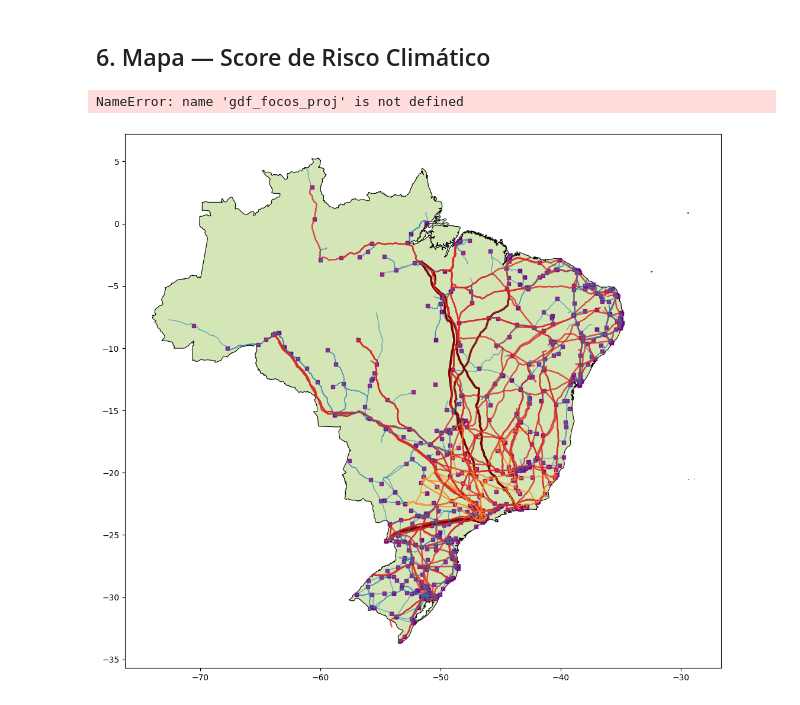
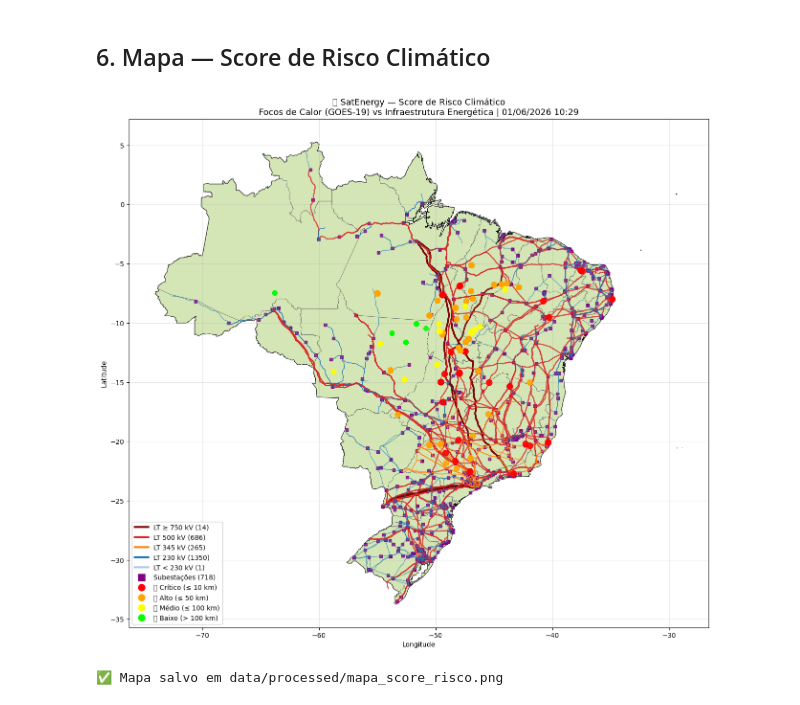
Before and after one commit to CRN27/satenergy, a Jupyter notebook: notebooks/01_coleta_dados.ipynb, the cells around one changed output. Cells and saved outputs as stored; diff of their text form; code cells hidden in the pictures.

```diff
--- a/notebooks/01_coleta_dados.ipynb
+++ b/notebooks/01_coleta_dados.ipynb
@@ -321,6 +345,7 @@ lt_baixa = gdf_lt_epe[gdf_lt_epe["Tens__o__kV_"] < 230]
 fig, ax = plt.subplots(figsize=(13, 15))
 
 brasil.plot(ax=ax, color="#d4e6b5", edgecolor="black", linewidth=0.8)
+estados.plot(ax=ax, color="none", edgecolor="#666666", linewidth=0.5, alpha=0.7)
 
 if len(lt_750)   > 0: lt_750.plot(ax=ax,   color="#7b0000", linewidth=2.5, alpha=0.9)
 if len(lt_500)   > 0: lt_500.plot(ax=ax,   color="#d62728", linewidth=1.8, alpha=0.8)
@@ -340,32 +365,32 @@ for nivel, (cor, tam) in cores_risco.items():
     subset = gdf_focos_proj[gdf_focos_proj["risco"] == nivel]
     if len(subset) > 0:
         gpd.GeoDataFrame(subset, geometry="geometry", crs="EPSG:31983").to_crs("EPSG:4326").plot(
             ax=ax, color=cor, markersize=tam, alpha=0.9, marker="o", zorder=5
         )
 
 legenda = [
     mlines.Line2D([], [], color="#7b0000", linewidth=3, label=f"LT ≥ 750 kV ({len(lt_750)})"),
     mlines.Line2D([], [], color="#d62728", linewidth=3, label=f"LT 500 kV ({len(lt_500)})"),
     mlines.Line2D([], [], color="#ff7f0e", linewidth=3, label=f"LT 345 kV ({len(lt_345)})"),
     mlines.Line2D([], [], color="#1f77b4", linewidth=3, label=f"LT 230 kV ({len(lt_230)})"),
     mlines.Line2D([], [], color="#aec7e8", linewidth=3, label=f"LT < 230 kV ({len(lt_baixa)})"),
     mlines.Line2D([], [], color="purple", marker="s", markersize=10, linestyle="None", label=f"Subestações ({len(gdf_sub_centroides)})"),
     mlines.Line2D([], [], color="red",    marker="o", markersize=10, linestyle="None", label="🔴 Crítico (≤ 10 km)"),
     mlines.Line2D([], [], color="orange", marker="o", markersize=10, linestyle="None", label="🟠 Alto (≤ 50 km)"),
     mlines.Line2D([], [], color="yellow", marker="o", markersize=10, linestyle="None", label="🟡 Médio (≤ 100 km)"),
     mlines.Line2D([], [], color="lime",   marker="o", markersize=10, linestyle="None", label="🟢 Baixo (> 100 km)"),
 ]
 
 ax.legend(handles=legenda, fontsize=10, loc="lower left", framealpha=0.9)
 ax.set_title(f"🚨 SatEnergy — Score de Risco Climático\nFocos de Calor (GOES-19) vs Infraestrutura Energética | {agora}", fontsize=13)
 ax.set_xlabel("Longitude")
 ax.set_ylabel("Latitude")
 ax.grid(True, alpha=0.3)
 
 plt.tight_layout()
 plt.savefig("../data/processed/mapa_score_risco.png", dpi=150, bbox_inches='tight')
 plt.show()
 print("✅ Mapa salvo em data/processed/mapa_score_risco.png")
 # %% [output]
+[figure, new version]
-NameError: name 'gdf_focos_proj' is not defined
+✅ Mapa salvo em data/processed/mapa_score_risco.png
-[figure, old version]
```
Also changed, not shown: parts of 6 cells of this notebook, 16 other files.
